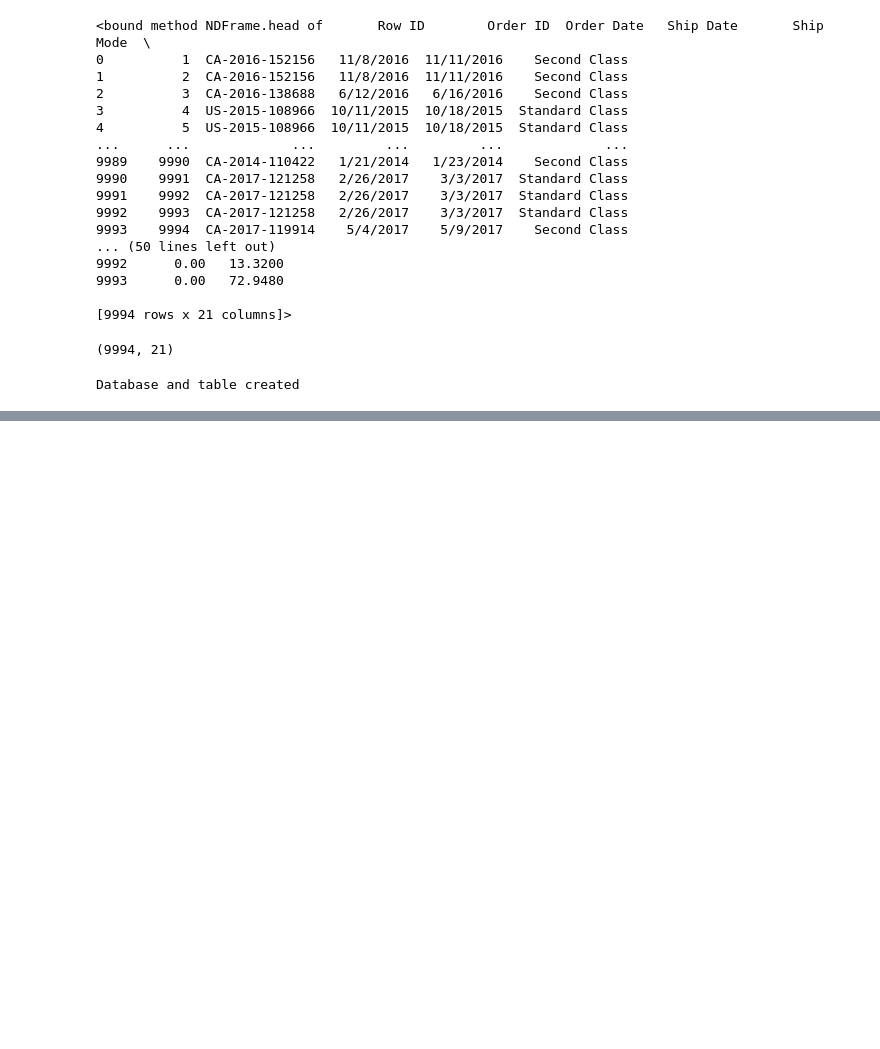
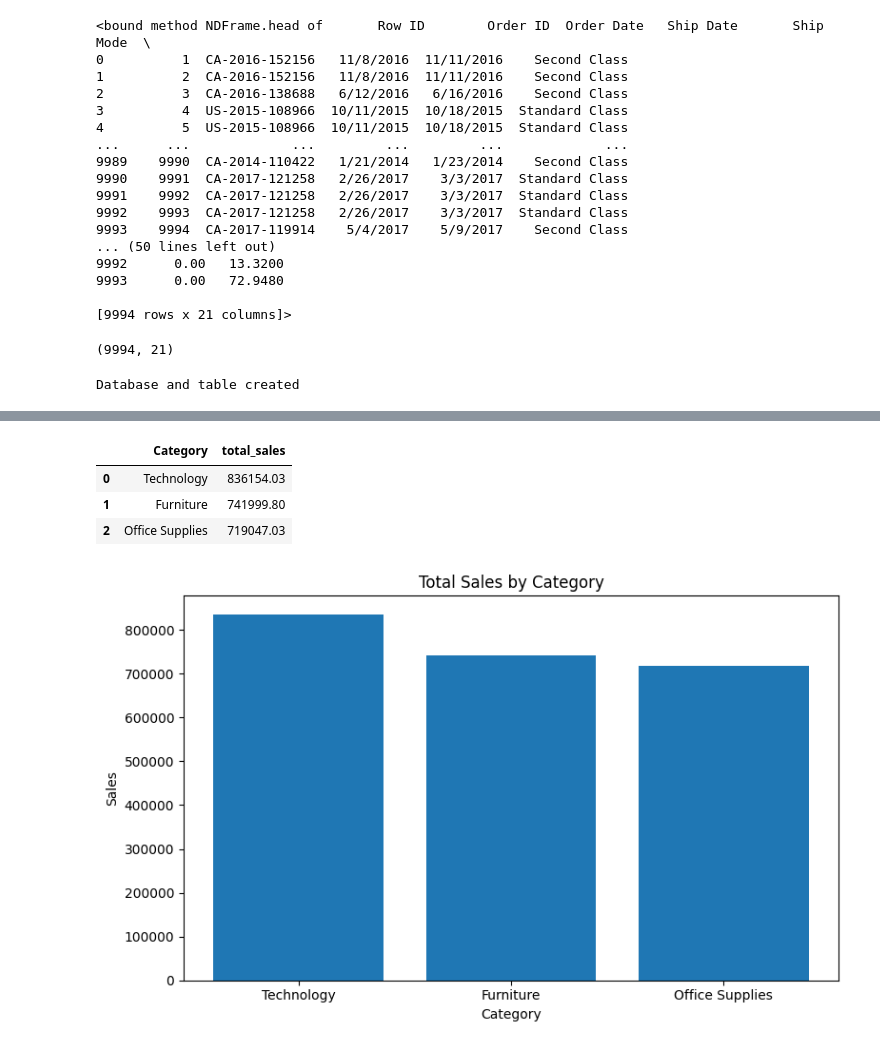
Before and after one commit to StojkoskiT/data-science-portfolio, a Jupyter notebook: projects/sales_sql_analysis/notebooks/sales_analysis.ipynb, the cells around one changed output, grey strips where cells are left out. Drawn from its saved outputs; the diff is of its cells as text; code cells hidden in the pictures; blank space fills up the shorter version.

Commit message:
Add category sales SQL analysis and visualization

```diff
--- a/projects/sales_sql_analysis/notebooks/sales_analysis.ipynb
+++ b/projects/sales_sql_analysis/notebooks/sales_analysis.ipynb
@@ -38,0 +54,24 @@ Database and table created
+# %%
+query = """
+SELECT Category, ROUND(SUM(Sales), 2) AS total_sales
+FROM sales
+GROUP BY Category
+ORDER BY total_sales DESC
+"""
+category_sales = pd.read_sql_query(query, conn)
+category_sales
+# %% [output]
+|  | Category | total_sales |
+| 0 | Technology | 836154.03 |
+| 1 | Furniture | 741999.80 |
+| 2 | Office Supplies | 719047.03 |
+# %%
+plt.figure(figsize=(8, 5))
+plt.bar(category_sales["Category"], category_sales["total_sales"])
+plt.title("Total Sales by Category")
+plt.xlabel("Category")
+plt.ylabel("Sales")
+plt.tight_layout()
+plt.show()
+# %% [output]
+[figure, added]
```
Also changed, not shown: parts of 1 cell of this notebook.
